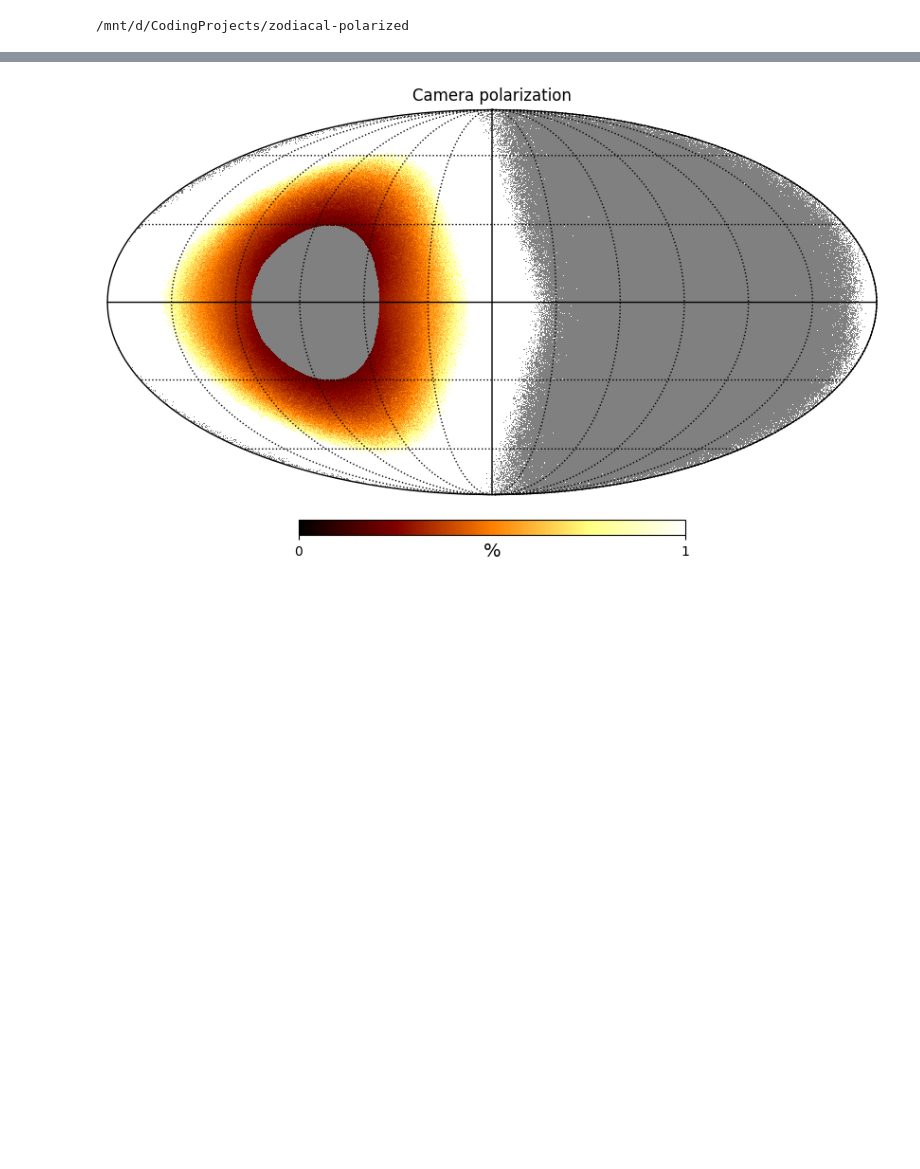
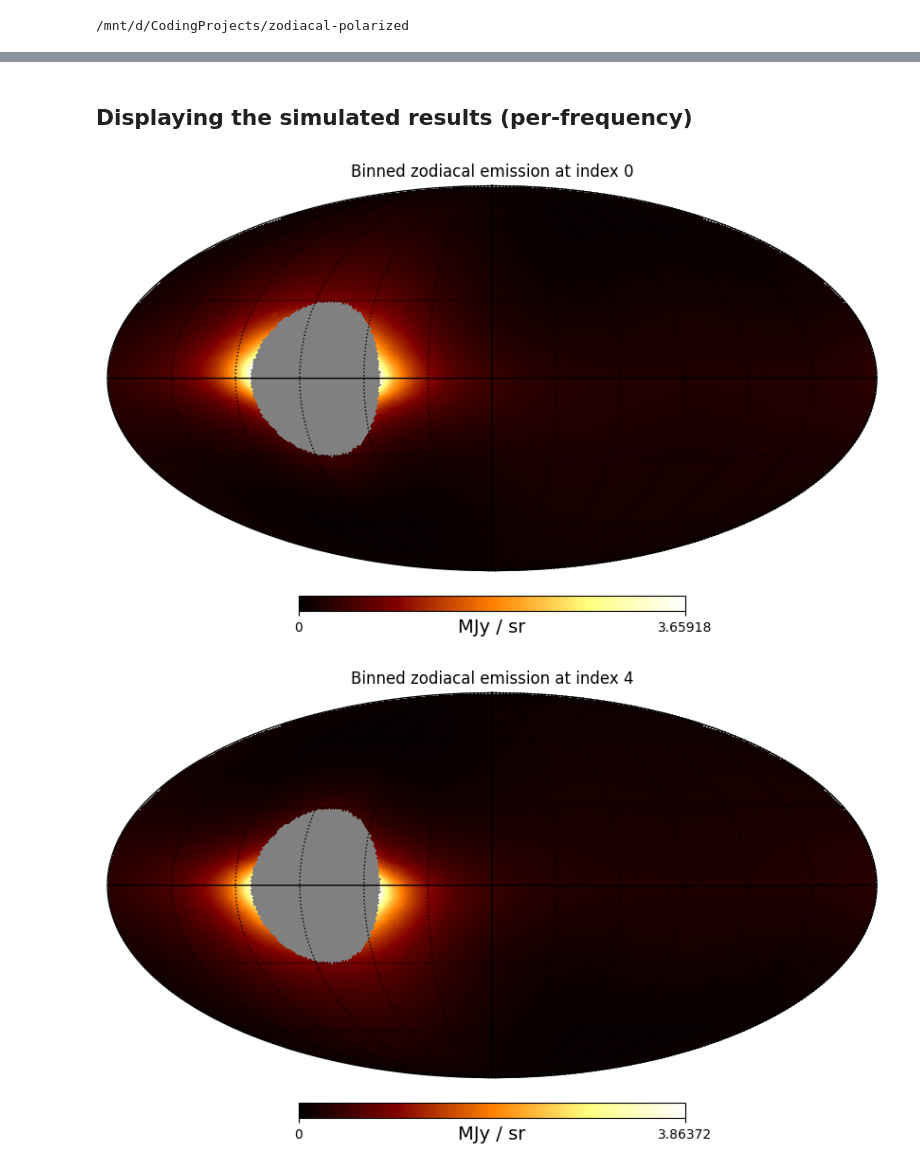
Before and after one commit to oravitan/zodiacal-polarized, a Jupyter notebook: notebooks/create_image_example.ipynb, the cells around one changed output, grey strips where cells are left out. Saved outputs shown, nothing was run; the diff lists cells and outputs as text; code cells hidden in the pictures; blank space fills up the shorter version.

Commit message:
Added the zodiacal light calibration

```diff
--- a/notebooks/create_image_example.ipynb
+++ b/notebooks/create_image_example.ipynb
@@ -50,6 +44,6 @@ imager = Imager()  # Initialize the imager
 model = Zodipy("dirbe", solar_cut=30 * u.deg, extrapolate=True, parallel=True)  # Initialize the model
 # %%
 # Generate the spectrum
-wavelength, frequency, imager_response = generate_spectrum(imager)
+wavelength, frequency, imager_response = generate_spectrum(imager, n_freq=20)
 frequency_weight = np.ones_like(frequency)  # Weight of the frequencies
 # %%
@@ -61,24 +54,25 @@ else:
     spectrum = np.logspace(np.log10(300), np.log10(700), 20)  # white light wavelength in nm
     mie_model = MieScatteringModel.train(spectrum)
 # %%
-# Load the integrated starlight model
 integrated_starlight_path = 'saved_models/skymap_flux.npz'
 if os.path.isfile(integrated_starlight_path):
     isl = IntegratedStarlight.load(integrated_starlight_path)
     isl.resize_skymap(nside, update=True)
     isl.interpolate_freq(frequency.to('Hz'), update=True)
-    isl_n_electrons = imager.intensity_to_number_of_electrons(isl.isl_map[..., None], wavelength=wavelength, weights=imager_response)
+
+    df, dw = np.gradient(frequency), -np.gradient(wavelength)
+    isl_map = isl.isl_map * (dw / df)[None, ...]
+    isl_map = np.stack([isl_map]*len(polarization_angle), axis=-1)
 else:
-    isl_n_electrons = 0
+    isl_map = 0
 # %%
-# Calculate the emission
 binned_emission = model.get_binned_emission_pix(
-        frequency,
-        weights=frequency_weight,
-        pixels=np.arange(hp.nside2npix(nside)),
-        nside=nside,
-        obs_time=Time("2022-06-14"),
-        obs="earth",
-        polarization_angle=polarization_angle,
-        polarizance=polarizance,
-        mie_scattering_model=mie_model)
+    frequency,
+    weights=frequency_weight,
+    pixels=np.arange(hp.nside2npix(nside)),
+    nside=nside,
+    obs_time=obs_time,
+    obs="earth",
+    polarization_angle=polarization_angle,
+    polarizance=polarizance,
+    mie_scattering_model=mie_model)
@@ -147,15 +79,13 @@ for ii in np.linspace(0, camera_intensity.shape[-1], 4, endpoint=False, dtype=in
-# %%
-# Plot the camera polarization received by the imager
-hp.mollview(
-    camera_polarization,
-    title="Camera polarization",
-    unit="%",
-    cmap="afmhot",
-    min=0,
-    max=1,
-    rot=(0, 0, 0)
-)
-hp.graticule()
-plt.show()
-# %% [output]
-[figure, removed]
+# %% [markdown]
+## Displaying the simulated results (per-frequency)
+# %%
+# Calculate the polarization
+binned_emission = binned_emission + isl_map
+I, Q, U = estimate_IQU(binned_emission, polarization_angle)
+binned_dolp = estimate_DoLP(I, Q, U)
+binned_aop = estimate_AoP(Q, U)
+# %%
+plot_skymap_indices(binned_emission[..., -1, :], 2, title="Binned zodiacal emission", min=0)
+# %% [output]
+[figure, added]
+[figure, added]
```
Also changed, not shown: parts of 20 cells of this notebook, 7 other files.
